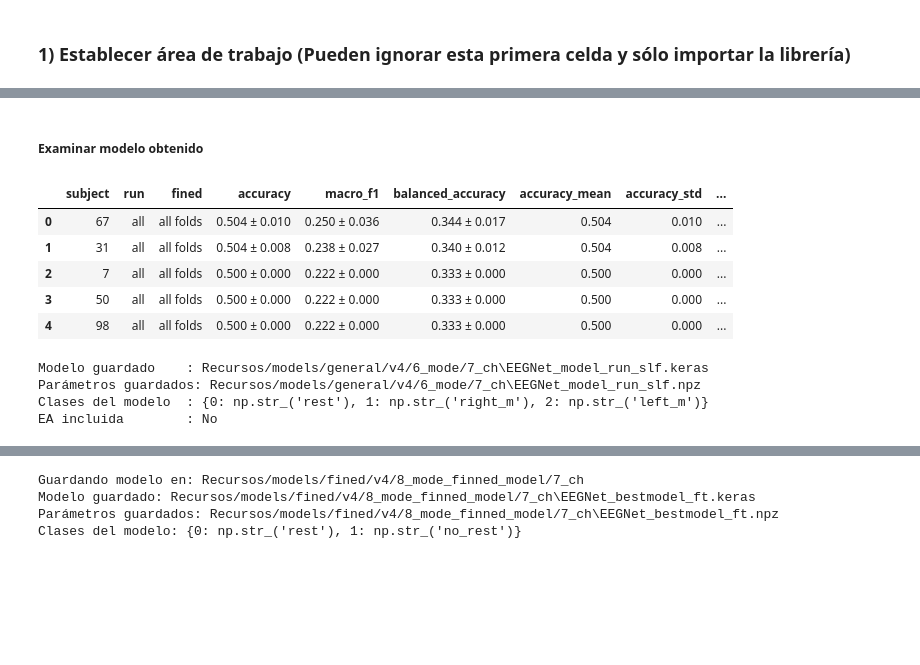
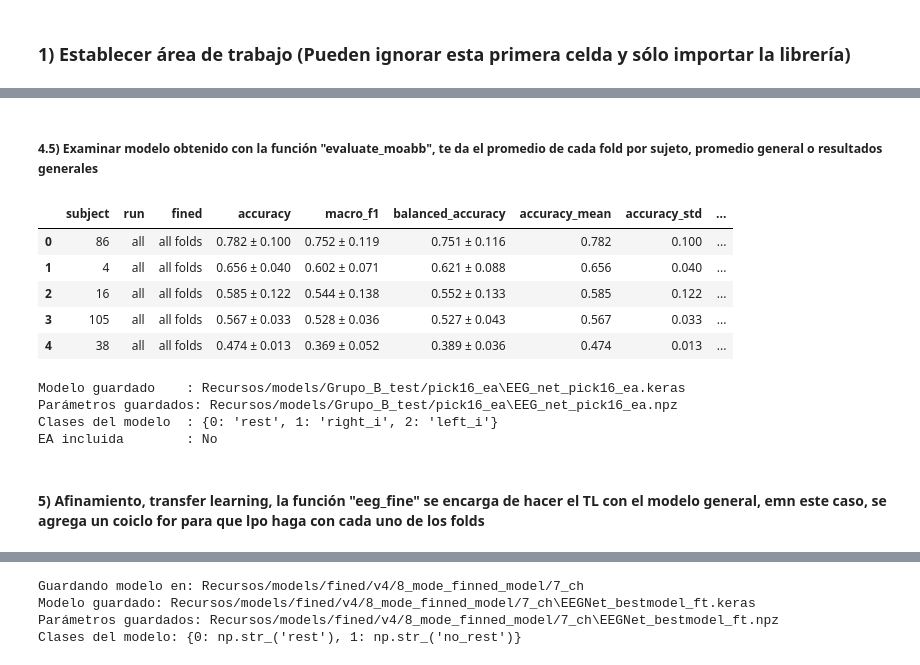
Before and after one commit to Alskat/Movement_clasify, a Jupyter notebook: notebooks/entrenamiento_DL_v2.ipynb, the cells around one changed output, grey strips where cells are left out. Drawn from its saved outputs; the diff is of its cells as text; code cells hidden in the pictures; blank space fills up the shorter version.

```diff
--- a/notebooks/entrenamiento_DL_v2.ipynb
+++ b/notebooks/entrenamiento_DL_v2.ipynb
@@ -74,3 +88,8 @@ En el caso de este dataset, la distribución de clases quedaría de la siguiente
+# %%
+path_train = "Recursos/Grupo_B/train_2/eeg_dataset_27_ch_0.00015rate.npz" #Path con todos los sujetos para entrenar
+path_fine = "Recursos/Grupo_B/fine_2/eeg_dataset_27_ch_0.00015rate.npz" #Todos los 5 sujetos los cuales se va a realizar ssft
+path_test = "Recursos/Grupo_B/fine_2/eeg_dataset_27_ch_0.00015rate.npz" #Los mismos sujetos, pero con el dataset para testear
+#La razón por la cual este último es diferente es porque el set de validación podría tener otros bordes y/o configuración
 # %%
 """
             0: FULL
@@ -194,11 +203,10 @@ fold_table
 
 
 modelo, history, mean, std, keras_split, sorted_test, info = dl.eeg_train(
-    train, val_size=0.20, undersample_rest=False, use_class_weight=True,
-    mode="run", make_test=False, test_run=data_test_folds, dynamic_lr = False,
-    epochs=60, patience_level='medium',
-    Lr=1e-4,  dropout_rate=0.25, batch = 32, apply_lsf=True, apply_ea= True,
+    train, val_size=val_size, undersample_rest=undersample_rest, use_class_weight=use_class_weight,
+    mode=mode, make_test=make_test_gen, test_run=data_test_folds, dynamic_lr = dinamic_lr_gen ,
+    epochs=epochs_gen, patience_level=patience_level_gen,
+    Lr= Lr_gen,  dropout_rate=dropout_rate, batch = batch_gen, apply_lsf=apply_lsf, apply_ea= apply_ea,
     debug=False
 )
-
 dl.plot_history(history, lr_schedule=info["Lr_grid"], best_epoch = info["best_epoch"])
@@ -205,38 +216,40 @@ dl.plot_history(history, lr_schedule=info["Lr_grid"], best_epoch = info["best_ep
 # %% [markdown]
-##### Examinar modelo obtenido
+##### 4.5) Examinar modelo obtenido con la función "evaluate_moabb", te da el promedio de cada fold por sujeto, promedio general o resultados generales
 # %%
 
 
-df_sub, df_runs_raw, rows_raw = dl.evaluate_moabb(
+df_sub_raw, df_runs_raw, rows_raw = dl.evaluate_moabb(
     modelo,
     test_subsets=data_test_folds,
     mean=mean,
     std=std,
     label_map=train.label_map,
-    test_result="subject"
+    test_result="subject",
+    apply_lsf=apply_lsf,
+    apply_ea=apply_ea
 )
 
-path_csv = f"Recursos/models/general/v4/{pick}_mode/{channels}_ch"
+path_csv = f"Recursos/models/Grupo_B_test/pick16_ea"
 
 if not os.path.exists(path_csv):
     os.makedirs(path_csv)
 
 
-df_sub.to_csv(f"{path_csv}/EEG_generalmetrics_moderun_slf_ea.csv")
-df_sub
+df_sub_raw.to_csv(f"{path_csv}/EEG_subject.csv")
+df_sub_raw
 # %% [output]
 |  | subject | run | fined | accuracy | macro_f1 | balanced_accuracy | accuracy_mean | accuracy_std | ... |
-| 0 | 67 | all | all folds | 0.504 ± 0.010 | 0.250 ± 0.036 | 0.344 ± 0.017 | 0.504 | 0.010 | ... |
-| 1 | 31 | all | all folds | 0.504 ± 0.008 | 0.238 ± 0.027 | 0.340 ± 0.012 | 0.504 | 0.008 | ... |
-| 2 | 7 | all | all folds | 0.500 ± 0.000 | 0.222 ± 0.000 | 0.333 ± 0.000 | 0.500 | 0.000 | ... |
-| 3 | 50 | all | all folds | 0.500 ± 0.000 | 0.222 ± 0.000 | 0.333 ± 0.000 | 0.500 | 0.000 | ... |
-| 4 | 98 | all | all folds | 0.500 ± 0.000 | 0.222 ± 0.000 | 0.333 ± 0.000 | 0.500 | 0.000 | ... |
+| 0 | 86 | all | all folds | 0.782 ± 0.100 | 0.752 ± 0.119 | 0.751 ± 0.116 | 0.782 | 0.100 | ... |
+| 1 | 4 | all | all folds | 0.656 ± 0.040 | 0.602 ± 0.071 | 0.621 ± 0.088 | 0.656 | 0.040 | ... |
+| 2 | 16 | all | all folds | 0.585 ± 0.122 | 0.544 ± 0.138 | 0.552 ± 0.133 | 0.585 | 0.122 | ... |
+| 3 | 105 | all | all folds | 0.567 ± 0.033 | 0.528 ± 0.036 | 0.527 ± 0.043 | 0.567 | 0.033 | ... |
+| 4 | 38 | all | all folds | 0.474 ± 0.013 | 0.369 ± 0.052 | 0.389 ± 0.036 | 0.474 | 0.013 | ... |
 # %%
 #Guardamos el modelo y sus parámetros de normalización
 
 channels = len(train.X[0])
 
-path = f"Recursos/models/general/v4/{pick}_mode/{channels}_ch"
+path = f"Recursos/models/Grupo_B_test/pick16_ea"
 
 if not os.path.exists(path):
     os.makedirs(path)
@@ -248,11 +261,14 @@ dl.save_model(
     label_map=test.label_map,
     path=path,
 
-    name=f"EEGNet_model_run_slf_ea"
+
+    name=f"EEG_net_pick16_ea"
 )
 # %% [output]
-Modelo guardado    : Recursos/models/general/v4/6_mode/7_ch\EEGNet_model_run_slf.keras
-Parámetros guardados: Recursos/models/general/v4/6_mode/7_ch\EEGNet_model_run_slf.npz
-Clases del modelo  : {0: np.str_('rest'), 1: np.str_('right_m'), 2: np.str_('left_m')}
+Modelo guardado    : Recursos/models/Grupo_B_test/pick16_ea\EEG_net_pick16_ea.keras
+Parámetros guardados: Recursos/models/Grupo_B_test/pick16_ea\EEG_net_pick16_ea.npz
+Clases del modelo  : {0: 'rest', 1: 'right_i', 2: 'left_i'}
 EA incluida        : No
+# %% [markdown]
+#### 5) Afinamiento, transfer learning, la función "eeg_fine" se encarga de hacer el TL con el modelo general, emn este caso, se agrega un coiclo for para que lpo haga con cada uno de los folds
 # %%
```
Also changed, not shown: parts of 23 cells of this notebook, 6 other files.
